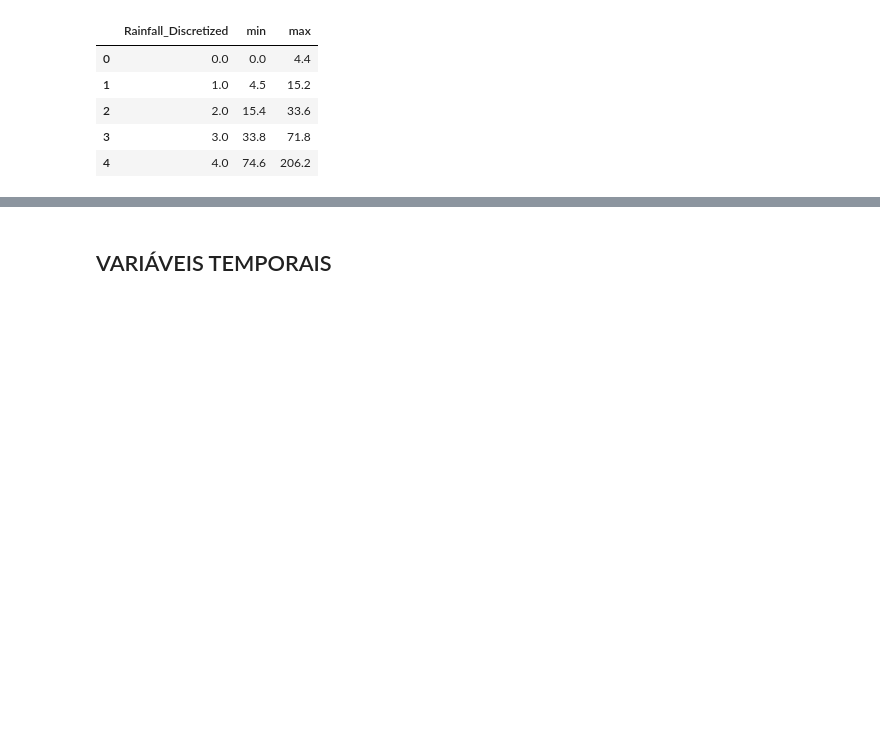
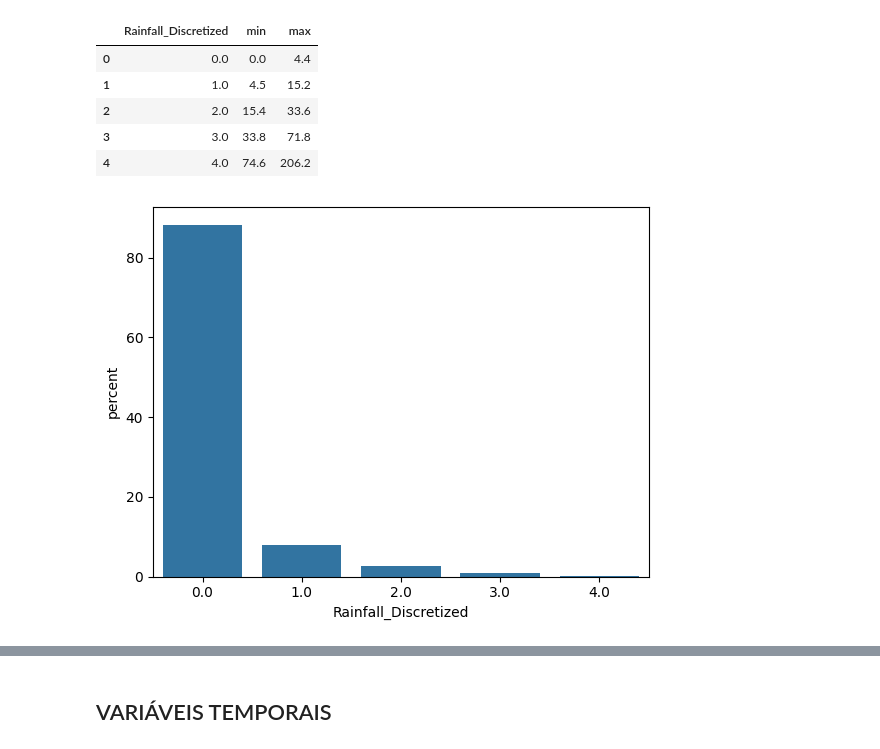
Before and after one commit to guilourenzo/master_degree_sin5007, a Jupyter notebook: CODE/FINAIS/2_PRE_PROCESSAMENTOS.ipynb, the cells around one changed output, grey strips where cells are left out. Saved outputs shown, nothing was run; the diff lists cells and outputs as text; code cells hidden in the pictures; blank space fills up the shorter version.

```diff
--- a/CODE/FINAIS/2_PRE_PROCESSAMENTOS.ipynb
+++ b/CODE/FINAIS/2_PRE_PROCESSAMENTOS.ipynb
@@ -15,8 +15,23 @@ warnings.filterwarnings('ignore')
 # %% [markdown]
 # IMPORTAÇÃO DOS DADOS
 # %%
-weather = pd.read_csv('https://raw.githubusercontent.com/guilourenzo/master_degree_sin5007/refs/heads/main/DATA/weatherAUS.csv')
-weather = weather.sort_values(by=['Date', 'Location'], ascending=True).drop(columns= ['RainToday', 'Pressure9am', 'Temp9am', 'Temp3pm', 'WindDir9am', 'Location']).dropna()
+weather = pd.read_csv(
+    "https://raw.githubusercontent.com/guilourenzo/master_degree_sin5007/refs/heads/main/DATA/weatherAUS.csv"
+)
+weather = (
+    weather.sort_values(by=["Date", "Location"], ascending=True)
+    .drop(
+        columns=[
+            "RainToday",
+            "Pressure9am",
+            "Temp9am",
+            "Temp3pm",
+            "WindDir9am",
+            "Location",
+        ]
+    )
+    .dropna()
+)
 weather.head()
 # %% [output]
 |  | Date | MinTemp | MaxTemp | Rainfall | Evaporation | Sunshine | WindGustDir | WindGustSpeed | WindDir3pm | ... |
@@ -30,8 +45,8 @@ weather.head()
 # %% [markdown]
 ## FORMATO DE DADOS
 # %%
-weather.loc[:, 'Date'] = pd.to_datetime(weather.Date, yearfirst=True)
-weather.loc[:, 'RainTomorrow'] = weather.RainTomorrow.map({'Yes': 1, 'No': 0})
+weather["Date"] = pd.to_datetime(weather["Date"], format="%Y-%m-%d")
+weather["RainTomorrow"] = weather.RainTomorrow.map({"Yes": 1, "No": 0})
 # %% [markdown]
 ## VARIÁVEIS CATEGÓRICAS
 # %%
@@ -50,11 +73,19 @@ categorical_encoded = pd.get_dummies(categorical_columns, columns=['WindGustDir'
 # %% [markdown]
 ## VARIÁVEIS NUMÉRICAS
 # %%
-numerical_columns['RangeTemp'] = numerical_columns['MaxTemp'] - numerical_columns['MinTemp']
+numerical_columns["RangeTemp"] = (
+    numerical_columns["MaxTemp"] - numerical_columns["MinTemp"]
+)
 # %%
-discretizer = KBinsDiscretizer(n_bins=5, encode="ordinal", strategy="kmeans", random_state=42)
-numerical_columns['Rainfall_Discretized'] = discretizer.fit_transform(numerical_columns['Rainfall'].values.reshape(-1, 1))
-numerical_columns.groupby('Rainfall_Discretized')['Rainfall'].agg(['min', 'max']).reset_index()
+discretizer = KBinsDiscretizer(
+    n_bins=5, encode="ordinal", strategy="kmeans", random_state=42
+)
+numerical_columns["Rainfall_Discretized"] = discretizer.fit_transform(
+    numerical_columns["Rainfall"].values.reshape(-1, 1)
+)
+numerical_columns.groupby("Rainfall_Discretized")["Rainfall"].agg(
+    ["min", "max"]
+).reset_index()
 # %% [output]
 |  | Rainfall_Discretized | min | max |
 | 0 | 0.0 | 0.0 | 4.4 |
@@ -62,3 +93,7 @@ numerical_columns.groupby('Rainfall_Discretized')['Rainfall'].agg(['min', 'max']
 | 2 | 2.0 | 15.4 | 33.6 |
 | 3 | 3.0 | 33.8 | 71.8 |
 | 4 | 4.0 | 74.6 | 206.2 |
+# %%
+sns.countplot(numerical_columns, x="Rainfall_Discretized", stat="percent");
+# %% [output]
+[figure, added]
```
Also changed, not shown: parts of 28 cells of this notebook.
